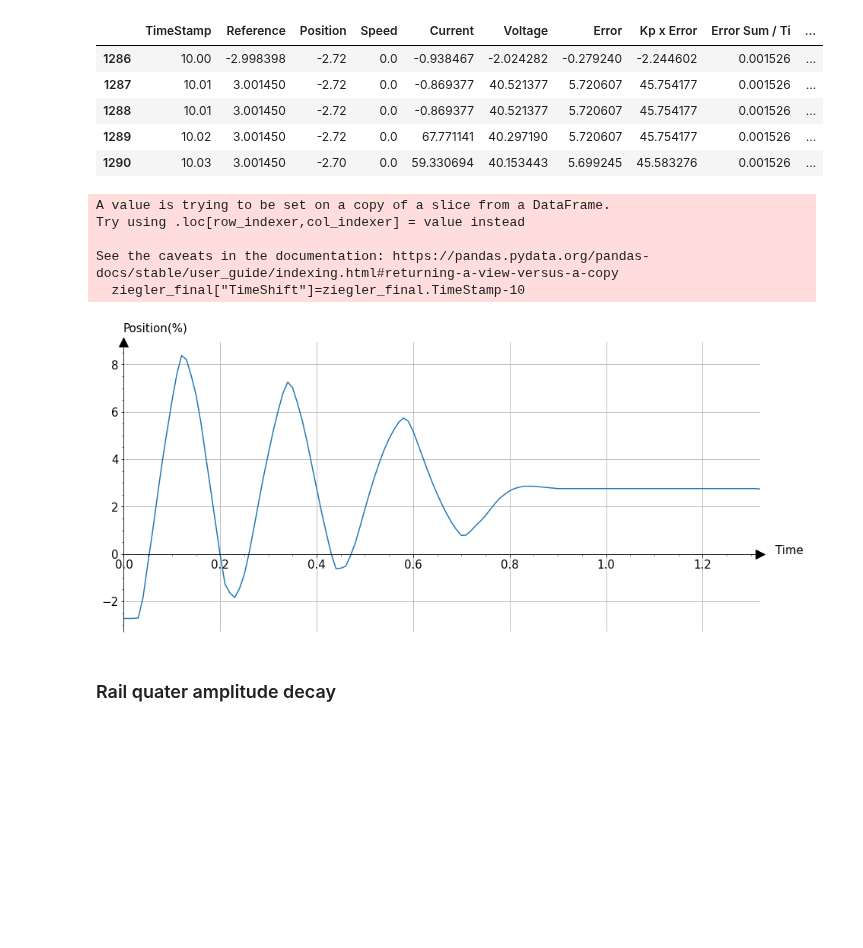
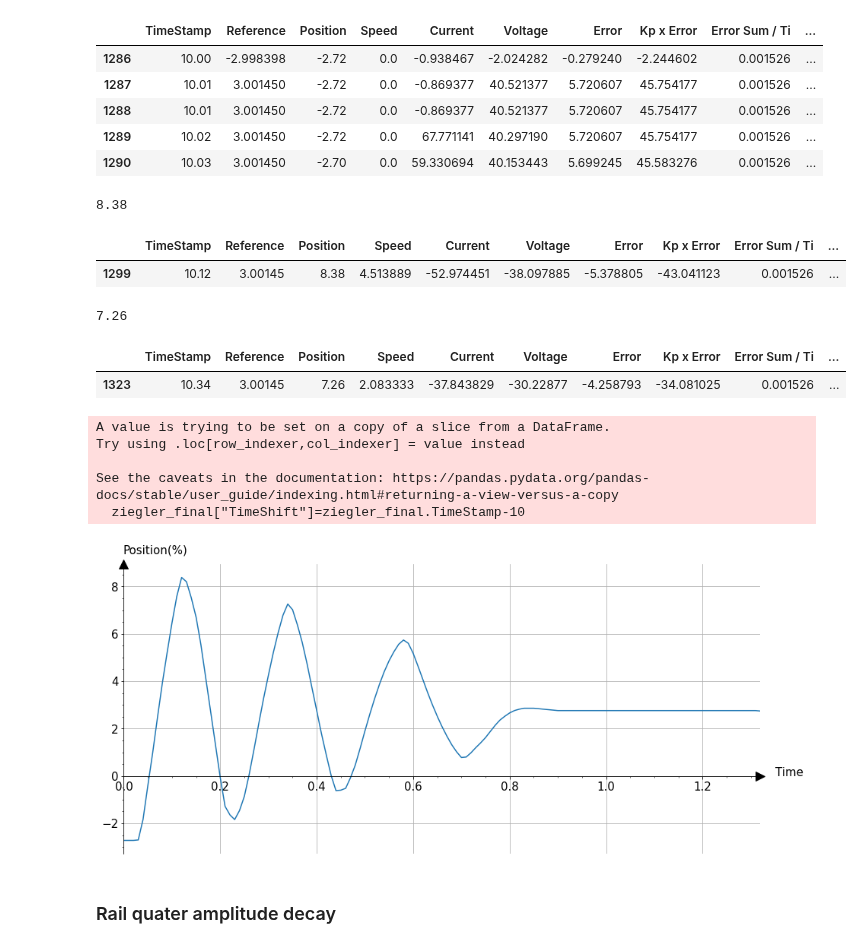
Before and after one commit to sayedul79/python-control-system, a Jupyter notebook: linear-position-control-lab-8.ipynb, the cells around one changed output. Cells and saved outputs as stored; diff of their text form; code cells hidden in the pictures; blank space fills up the shorter version.

```diff
--- a/linear-position-control-lab-8.ipynb
+++ b/linear-position-control-lab-8.ipynb
@@ -146,3 +146,30 @@ ziegler_desire1.head()
 | 1288 | 10.01 | 3.001450 | -2.72 | 0.0 | -0.869377 | 40.521377 | 5.720607 | 45.754177 | 0.001526 | ... |
 | 1289 | 10.02 | 3.001450 | -2.72 | 0.0 | 67.771141 | 40.297190 | 5.720607 | 45.754177 | 0.001526 | ... |
 | 1290 | 10.03 | 3.001450 | -2.70 | 0.0 | 59.330694 | 40.153443 | 5.699245 | 45.583276 | 0.001526 | ... |
+# %%
+ziegler_desire1.Position.max()
+# %% [output]
+8.38
+# %%
+ziegler_desire1[ziegler_desire1.Position==8.38]
+# %% [output]
+|  | TimeStamp | Reference | Position | Speed | Current | Voltage | Error | Kp x Error | Error Sum / Ti | ... |
+| 1299 | 10.12 | 3.00145 | 8.38 | 4.513889 | -52.974451 | -38.097885 | -5.378805 | -43.041123 | 0.001526 | ... |
+# %%
+ziegler_desire1[ziegler_desire1.TimeStamp>=10.2].Position.max()
+# %% [output]
+7.26
+# %%
+ziegler_desire1[ziegler_desire1.Position==7.26]
+# %% [output]
+|  | TimeStamp | Reference | Position | Speed | Current | Voltage | Error | Kp x Error | Error Sum / Ti | ... |
+| 1323 | 10.34 | 3.00145 | 7.26 | 2.083333 | -37.843829 | -30.22877 | -4.258793 | -34.081025 | 0.001526 | ... |
+# %%
+ziegler_final=ziegler_desire1[ziegler_desire1.TimeStamp<=11.32]
+ziegler_final["TimeShift"]=ziegler_final.TimeStamp-10
+# %% [output]
+A value is trying to be set on a copy of a slice from a DataFrame.
+Try using .loc[row_indexer,col_indexer] = value instead
+
+See the caveats in the documentation: https://pandas.pydata.org/pandas-docs/stable/user_guide/indexing.html#returning-a-view-versus-a-copy
+  ziegler_final["TimeShift"]=ziegler_final.TimeStamp-10
@@ -149,7 +178,4 @@ ziegler_desire1.head()
 # %%
-ziegler_final=ziegler_desire1[ziegler_desire1.TimeStamp<=11.32]
-ziegler_final["TimeShift"]=ziegler_final.TimeStamp-10
-
 fig, ax=plt.subplots(figsize=(15,7))
 ax.plot(ziegler_final.TimeShift, ziegler_final.Position)
 ax.xaxis.set_minor_locator(AutoMinorLocator())
@@ -174,11 +200,6 @@ ax.xaxis.set_label_coords(1.045,0.3)
 
 plt.grid()
 # %% [output]
-A value is trying to be set on a copy of a slice from a DataFrame.
-Try using .loc[row_indexer,col_indexer] = value instead
-
-See the caveats in the documentation: https://pandas.pydata.org/pandas-docs/stable/user_guide/indexing.html#returning-a-view-versus-a-copy
-  ziegler_final["TimeShift"]=ziegler_final.TimeStamp-10
 [figure]
 # %% [markdown]
 ### Rail quater amplitude decay
```
Also changed, not shown: parts of 10 cells of this notebook, 12 other files.
